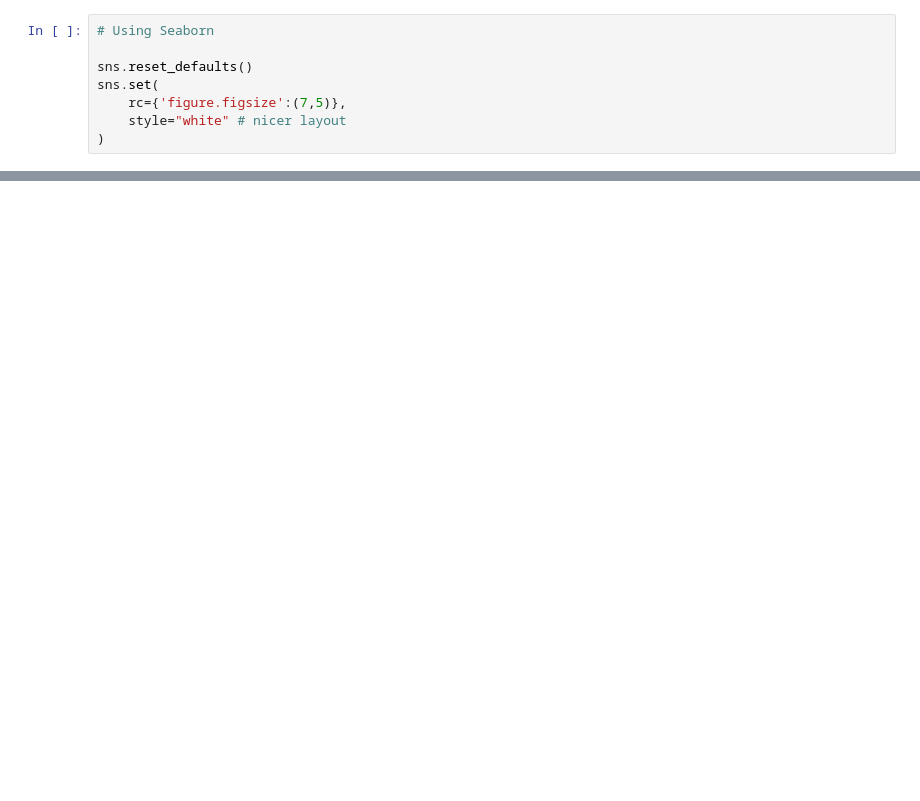
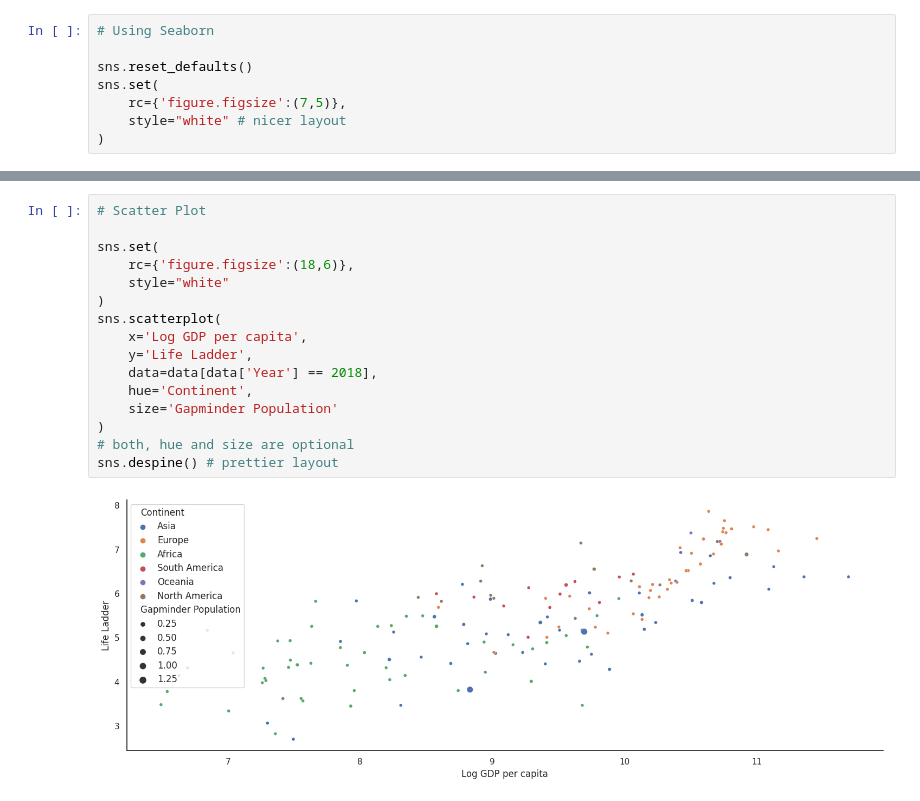
Before and after one commit to DanielleRomanoff/Visualizations, a Jupyter notebook: visuals_notebook.ipynb, the cells around one changed output, grey strips where cells are left out. Cells and saved outputs as stored; diff of their text form; blank space fills up the shorter version.

```diff
--- a/visuals_notebook.ipynb
+++ b/visuals_notebook.ipynb
@@ -1113,0 +1180,18 @@ sns.despine()
+# %%
+# Scatter Plot
+
+sns.set(
+    rc={'figure.figsize':(18,6)},
+    style="white"
+)
+sns.scatterplot(
+    x='Log GDP per capita',
+    y='Life Ladder',
+    data=data[data['Year'] == 2018],
+    hue='Continent',
+    size='Gapminder Population'
+)
+# both, hue and size are optional
+sns.despine() # prettier layout
+# %% [output]
+[figure, added]
```
Also changed, not shown: parts of 27 cells of this notebook.
